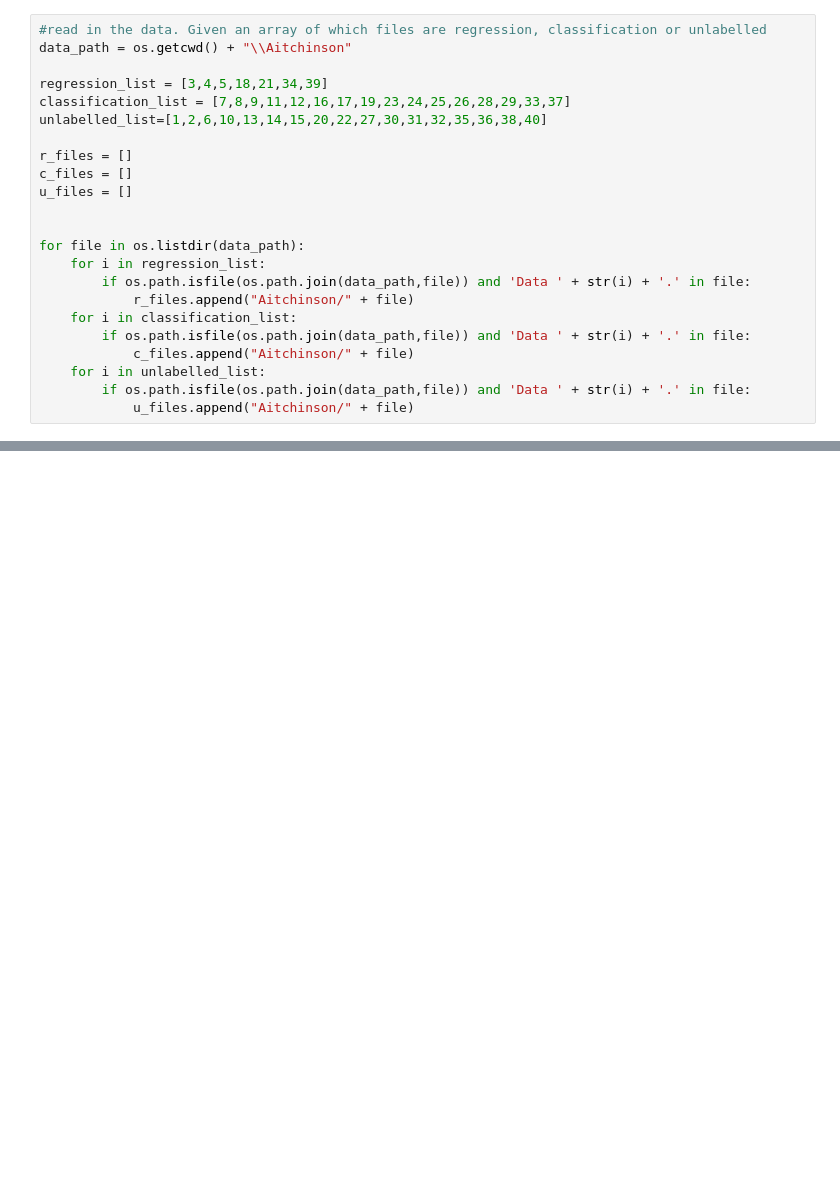
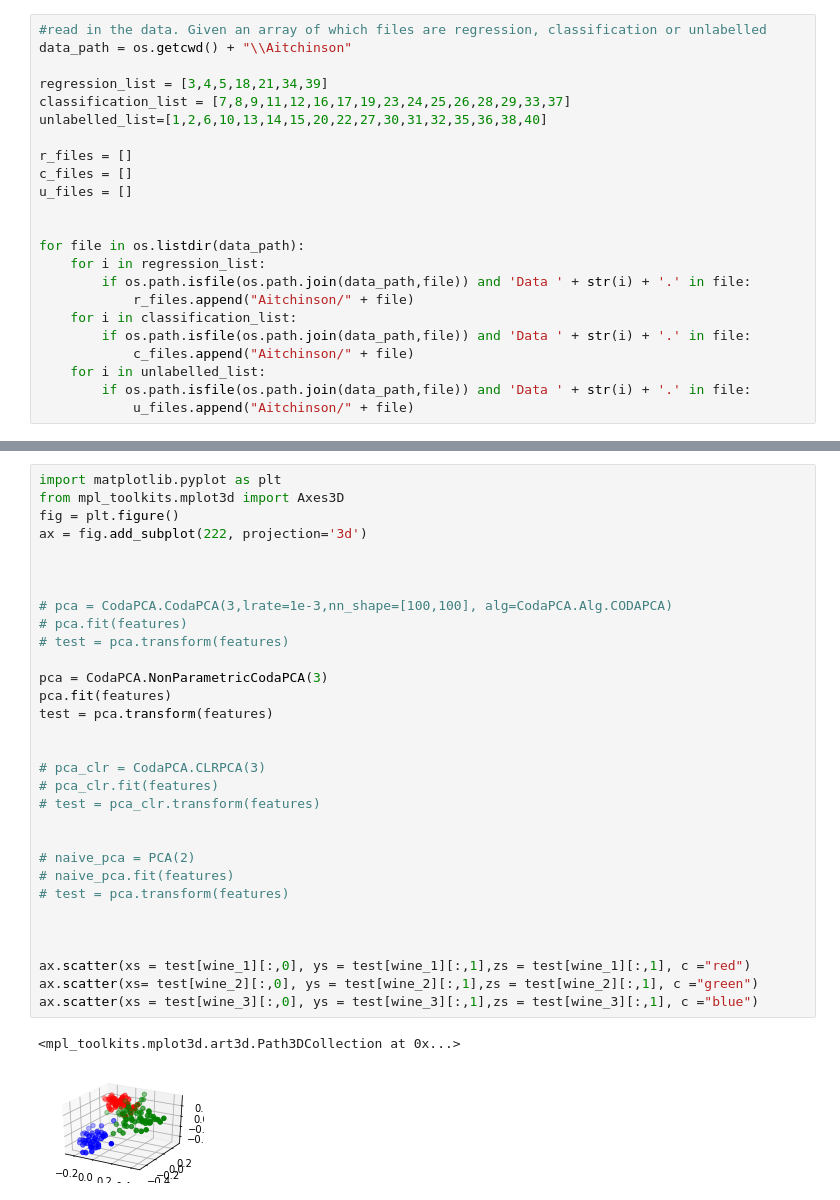
Before and after one commit to sean-lamont/honours, a Jupyter notebook: Code/coda-pca-orig/coda/codes/CoDA-PCA-Regression-Test-Bee-Data.ipynb, the cells around one changed output, grey strips where cells are left out. Cells and saved outputs as stored; diff of their text form; blank space fills up the shorter version.

```diff
--- a/Code/coda-pca-orig/coda/codes/CoDA-PCA-Regression-Test-Bee-Data.ipynb
+++ b/Code/coda-pca-orig/coda/codes/CoDA-PCA-Regression-Test-Bee-Data.ipynb
@@ -273,0 +412,34 @@ plt.show()
+# %%
+import matplotlib.pyplot as plt
+from mpl_toolkits.mplot3d import Axes3D
+fig = plt.figure()
+ax = fig.add_subplot(222, projection='3d')
+
+
+
+# pca = CodaPCA.CodaPCA(3,lrate=1e-3,nn_shape=[100,100], alg=CodaPCA.Alg.CODAPCA)
+# pca.fit(features)
+# test = pca.transform(features)
+
+pca = CodaPCA.NonParametricCodaPCA(3)
+pca.fit(features)
+test = pca.transform(features)
+
+
+# pca_clr = CodaPCA.CLRPCA(3)
+# pca_clr.fit(features)
+# test = pca_clr.transform(features)
+
+
+# naive_pca = PCA(2)
+# naive_pca.fit(features)
+# test = pca.transform(features)
+
+
+
+ax.scatter(xs = test[wine_1][:,0], ys = test[wine_1][:,1],zs = test[wine_1][:,1], c ="red")
+ax.scatter(xs= test[wine_2][:,0], ys = test[wine_2][:,1],zs = test[wine_2][:,1], c ="green")
+ax.scatter(xs = test[wine_3][:,0], ys = test[wine_3][:,1],zs = test[wine_3][:,1], c ="blue")
+# %% [output]
+<mpl_toolkits.mplot3d.art3d.Path3DCollection at 0x...>
+[figure, added]
```
Also changed, not shown: parts of 9 cells of this notebook.
